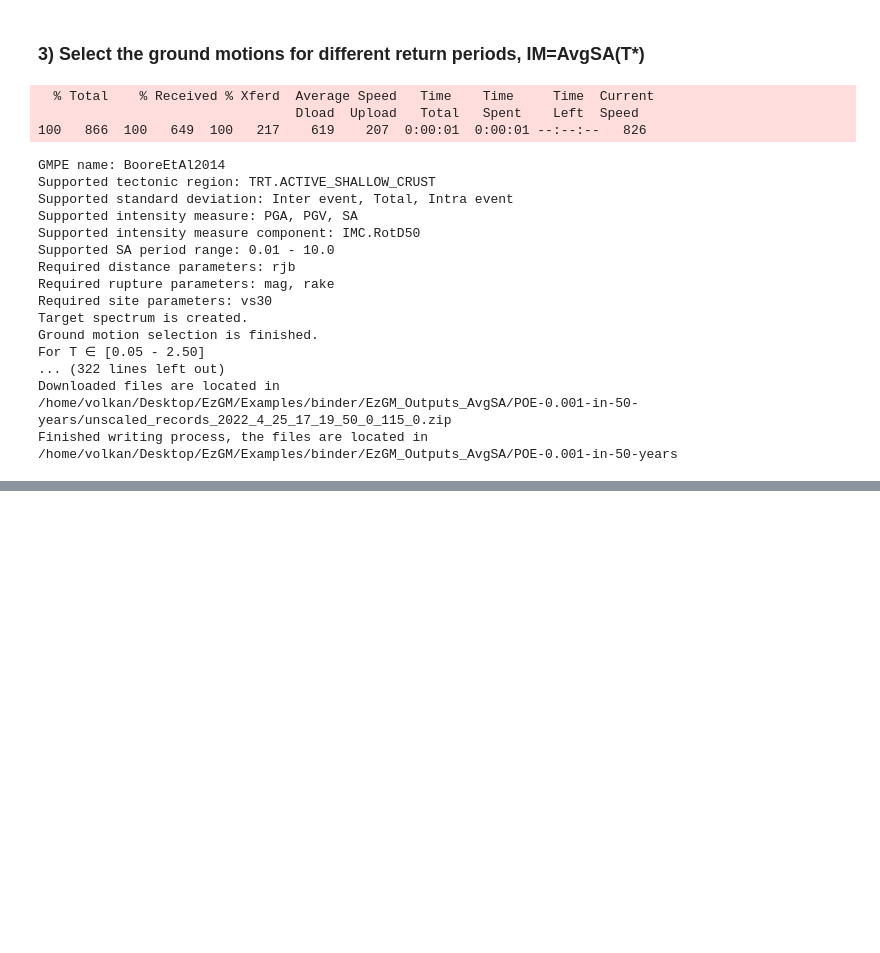
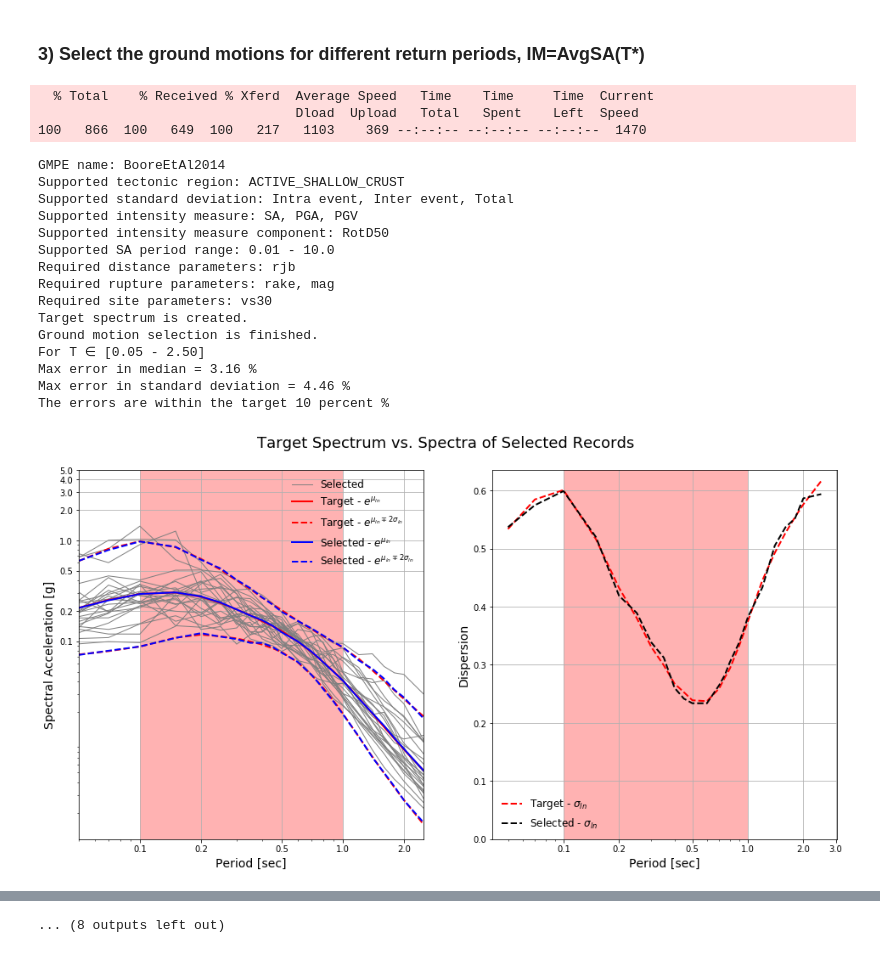
Before and after one commit to mgrubisic/EzGM, a Jupyter notebook: Examples/binder/Example3.ipynb, the cells around one changed output, grey strips where cells are left out. Drawn from its saved outputs; the diff is of its cells as text; code cells hidden in the pictures; blank space fills up the shorter version.

```diff
--- a/Examples/binder/Example3.ipynb
+++ b/Examples/binder/Example3.ipynb
@@ -127,44 +129,42 @@ for im in ims:  # for each im in the im list
         # 2.) Create target spectrum
         cs.create(Tstar=np.arange(0.1, 1.1, 0.1), gmpe='BooreEtAl2014', selection=1, Sa_def='RotD50',
                   site_param={'vs30': reference_vs30_value}, rup_param={'rake': [0.0], 'mag': [mean_mags[i]]},
                   dist_param={'rjb': [mean_dists[i]]}, Hcont=None, T_Tgt_range=[0.05, 2.5],
                   im_Tstar=imls[i], epsilon=None, cond=1, useVar=1, corr_func='baker_jayaram')
 
         # 3.) Select the ground motions
         cs.select(nGM=25, isScaled=1, maxScale=4,
                   Mw_lim=None, Vs30_lim=None, Rjb_lim=None, fault_lim=None, nTrials=20,
                   weights=[1, 2, 0.3], seedValue=0, nLoop=2, penalty=1, tol=10)
 
         # Plot the target spectrum, simulated spectra and spectra of selected records
-        cs.plot(tgt=0, sim=0, rec=1, save=1, show=0)
-        plt.close('all')
+        cs.plot(tgt=0, sim=0, rec=1, save=1, show=1)
 
         # 4.) Download Records
-        # cs.ngaw2_download(username = 'example_username@email.com', pwd = 'example_password123456', sleeptime = 3, browser = 'firefox')
+        # cs.ngaw2_download(username = 'example_username@email.com', pwd = 'example_password123456', sleeptime = 2, browser = 'firefox')
         cs.esm2018_download()
 
         # 5.) If you have records already inside recs_f\database.zip\database or
         # downloaded records for database = NGA_W2 case, write whatever you want,
         # the object itself, selected and scaled time histories
         cs.write(obj=1, recs=1, recs_f='')
 # %% [output]
   % Total    % Received % Xferd  Average Speed   Time    Time     Time  Current
                                  Dload  Upload   Total   Spent    Left  Speed
-100   866  100   649  100   217    619    207  0:00:01  0:00:01 --:--:--   826
+100   866  100   649  100   217   1103    369 --:--:-- --:--:-- --:--:--  1470
 GMPE name: BooreEtAl2014
-Supported tectonic region: TRT.ACTIVE_SHALLOW_CRUST
-Supported standard deviation: Inter event, Total, Intra event
-Supported intensity measure: PGA, PGV, SA
-Supported intensity measure component: IMC.RotD50
+Supported tectonic region: ACTIVE_SHALLOW_CRUST
+Supported standard deviation: Intra event, Inter event, Total
+Supported intensity measure: SA, PGA, PGV
+Supported intensity measure component: RotD50
 Supported SA period range: 0.01 - 10.0
 Required distance parameters: rjb
-Required rupture parameters: mag, rake
+Required rupture parameters: rake, mag
 Required site parameters: vs30
 Target spectrum is created.
 Ground motion selection is finished.
 For T ∈ [0.05 - 2.50]
-... (322 lines left out)
-Downloaded files are located in
-/home/volkan/Desktop/EzGM/Examples/binder/EzGM_Outputs_AvgSA/POE-0.001-in-50-years/unscaled_records_2022_4_25_17_19_50_0_115_0.zip
-Finished writing process, the files are located in
-/home/volkan/Desktop/EzGM/Examples/binder/EzGM_Outputs_AvgSA/POE-0.001-in-50-years
+Max error in median = 3.16 %
+Max error in standard deviation = 4.46 %
+The errors are within the target 10 percent %
+[figure, added]
@@ -171,3 +260,4 @@ Finished writing process, the files are located in
+... (8 outputs left out)
 # %%
 # Calculate the total time passed
 run_time(start_time)
```
Also changed, not shown: parts of 4 cells of this notebook, 18 other files.
